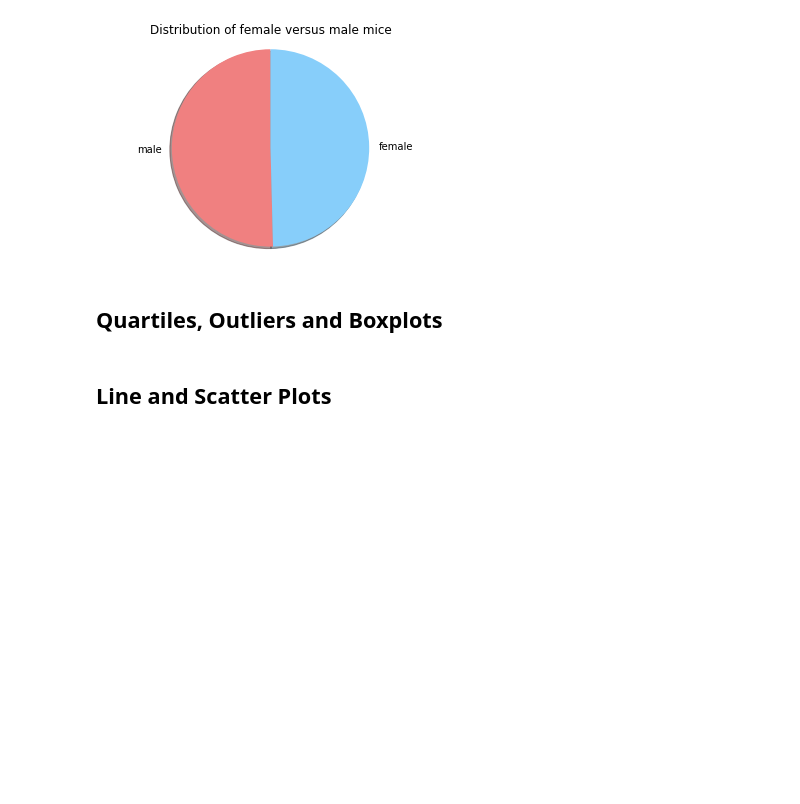
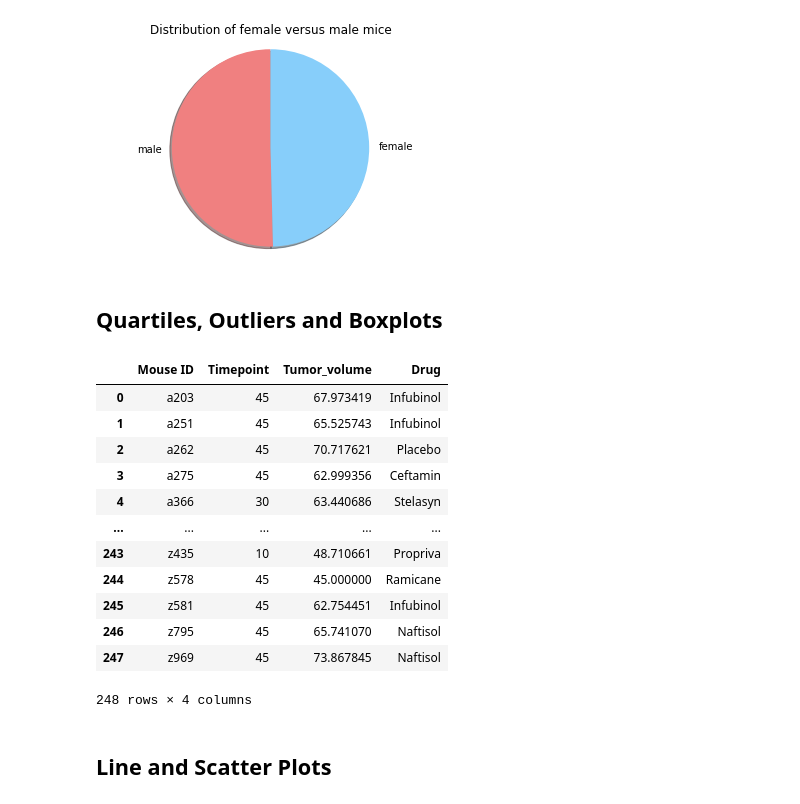
Before and after one commit to andersonmalloryk/Matplotlib-challenge, a Jupyter notebook: pymaceuticals_starter.ipynb, the cells around one changed output. Drawn from its saved outputs; the diff is of its cells as text; code cells hidden in the pictures; blank space fills up the shorter version.

```diff
--- a/pymaceuticals_starter.ipynb
+++ b/pymaceuticals_starter.ipynb
@@ -216,11 +216,31 @@ plt.show()
 # %%
 # Calculate the final tumor volume of each mouse across four of the treatment regimens:
 # Capomulin, Ramicane, Infubinol, and Ceftamin
 
 # Start by getting the last (greatest) timepoint for each mouse
-
+ordered_results = clean_results.groupby("Mouse ID").max()
 
 # Merge this group df with the original dataframe to get the tumor volume at the last timepoint
+ordered_results = ordered_results.merge(mouse_metadata, on="Mouse ID")
+ordered_results = ordered_results[["Mouse ID", "Timepoint","Tumor_volume","Drug"]]
+ordered_results.set_index("Mouse ID")
+ordered_results
+
+#remove the drugs by using a loc I think...
+# %% [output]
+|  | Mouse ID | Timepoint | Tumor_volume | Drug |
+| 0 | a203 | 45 | 67.973419 | Infubinol |
+| 1 | a251 | 45 | 65.525743 | Infubinol |
+| 2 | a262 | 45 | 70.717621 | Placebo |
+| 3 | a275 | 45 | 62.999356 | Ceftamin |
+| 4 | a366 | 30 | 63.440686 | Stelasyn |
+| ... | ... | ... | ... | ... |
+| 243 | z435 | 10 | 48.710661 | Propriva |
+| 244 | z578 | 45 | 45.000000 | Ramicane |
+| 245 | z581 | 45 | 62.754451 | Infubinol |
+| 246 | z795 | 45 | 65.741070 | Naftisol |
+| 247 | z969 | 45 | 73.867845 | Naftisol |
+248 rows × 4 columns
 # %%
 # Put treatments into a list for for loop (and later for plot labels)
 
```
